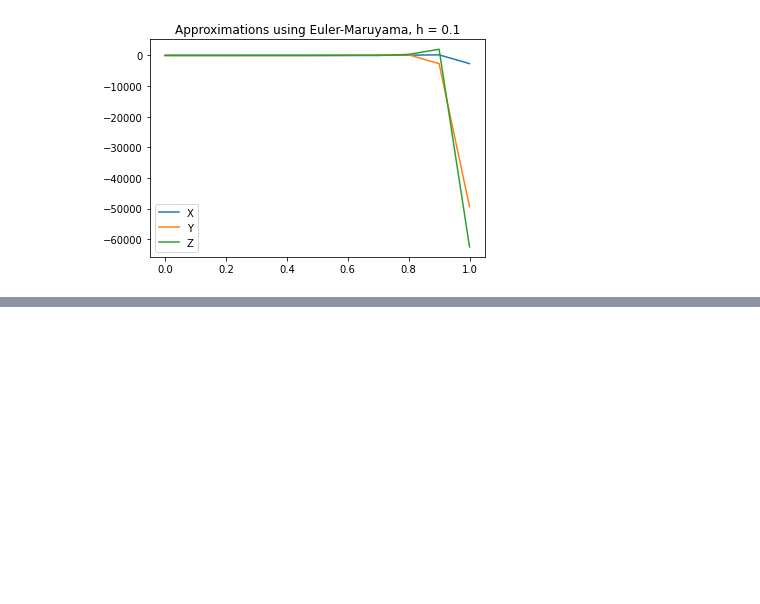
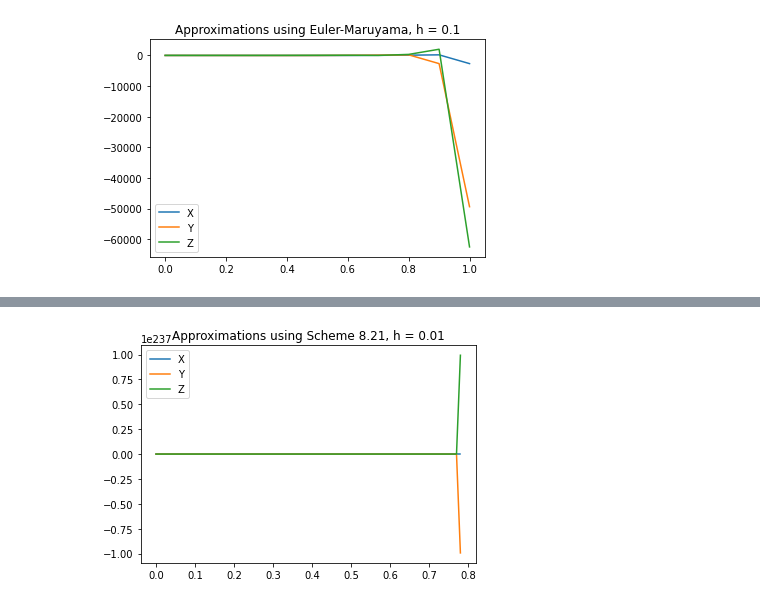
Before and after one commit to dansok/Mathematics, a Jupyter notebook: stochastic_analysis/homework_4/sde.ipynb, the cells around one changed output, grey strips where cells are left out. Saved outputs shown, nothing was run; the diff lists cells and outputs as text; code cells hidden in the pictures; blank space fills up the shorter version.

```diff
--- a/stochastic_analysis/homework_4/sde.ipynb
+++ b/stochastic_analysis/homework_4/sde.ipynb
@@ -149,0 +181,5 @@ plot_error_by_h(euler_maruyama_scheme, 'Euler-Maruyama')
+# %%
+# This scheme diverges faster than Euler-Maruyama. For example, for h=0.01 we have
+approximate_and_plot(0.01, scheme_8_21, 'Scheme 8.21')
+# %% [output]
+[figure, added]
```
Also changed, not shown: parts of 12 cells of this notebook.
